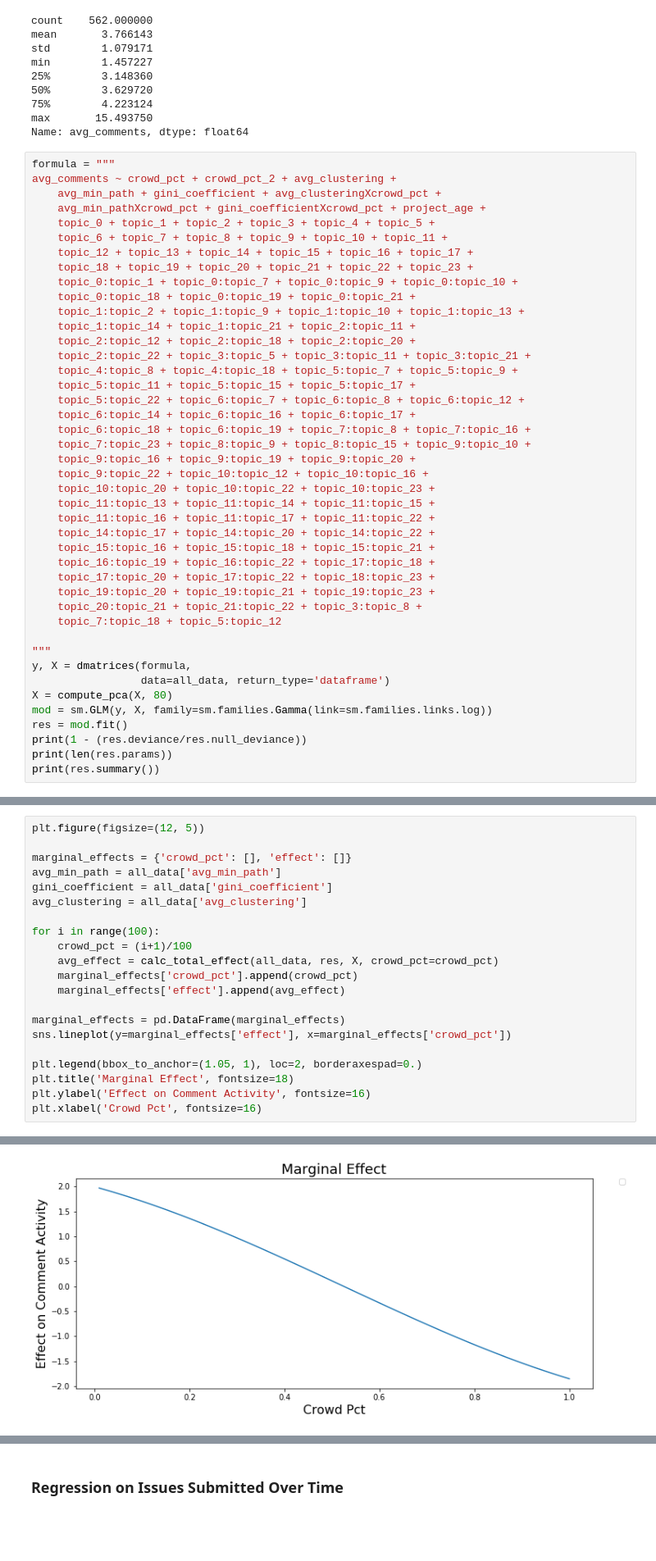
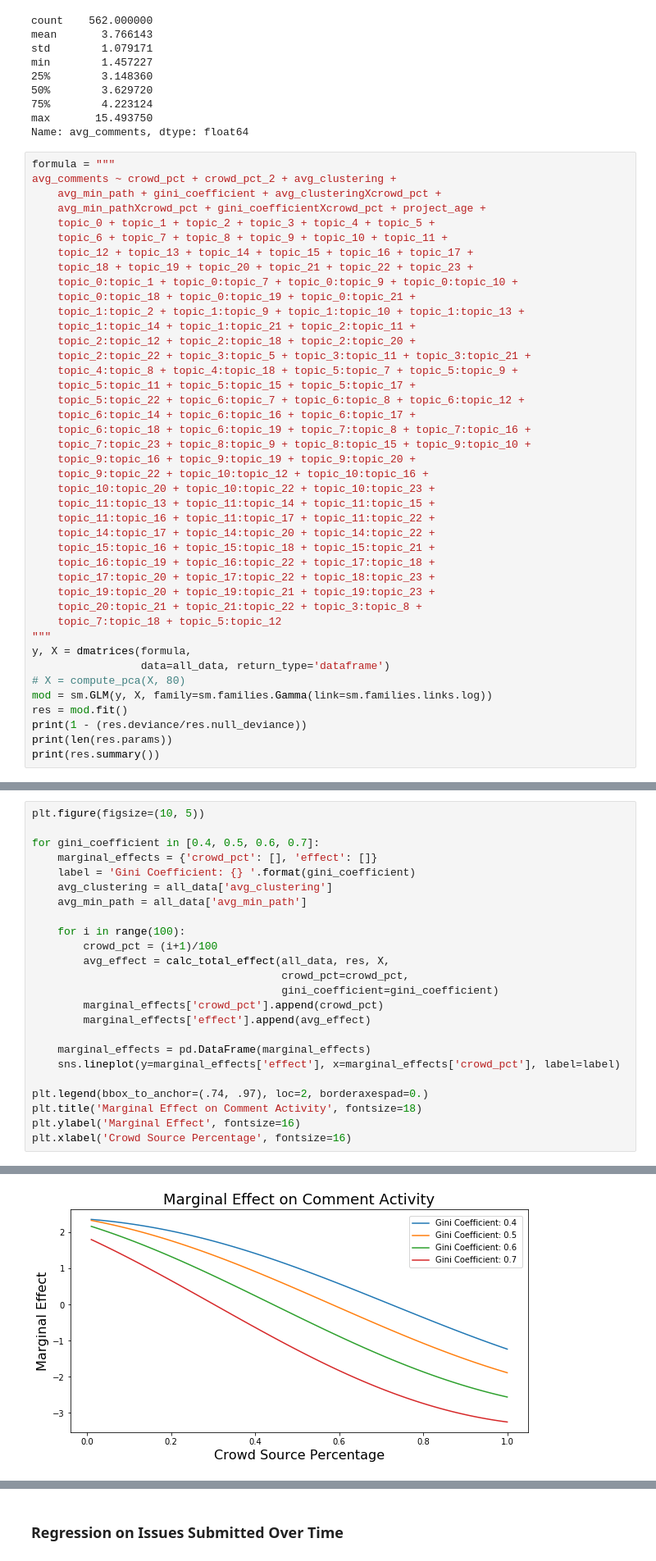
Before and after one commit to MthwRobinson/dissertation-research, a Jupyter notebook: research-notebooks/2-journal-article.ipynb, the cells around one changed output, grey strips where cells are left out. Shown at 82% size. Saved outputs shown, nothing was run; the diff lists cells and outputs as text; blank space fills up the shorter version.

```diff
--- a/research-notebooks/2-journal-article.ipynb
+++ b/research-notebooks/2-journal-article.ipynb
@@ -195,11 +196,10 @@ avg_comments ~ crowd_pct + crowd_pct_2 + avg_clustering +
     topic_19:topic_20 + topic_19:topic_21 + topic_19:topic_23 +
     topic_20:topic_21 + topic_21:topic_22 + topic_3:topic_8 +
     topic_7:topic_18 + topic_5:topic_12
-
 """
 y, X = dmatrices(formula,
                  data=all_data, return_type='dataframe')
-X = compute_pca(X, 80)
+# X = compute_pca(X, 80)
 mod = sm.GLM(y, X, family=sm.families.Gamma(link=sm.families.links.log))
 res = mod.fit()
 print(1 - (res.deviance/res.null_deviance))
@@ -240,22 +311,25 @@ calc_total_effect(all_data, res, X)
 # %%
-plt.figure(figsize=(12, 5))
+plt.figure(figsize=(10, 5))
 
-marginal_effects = {'crowd_pct': [], 'effect': []}
-avg_min_path = all_data['avg_min_path']
-gini_coefficient = all_data['gini_coefficient']
-avg_clustering = all_data['avg_clustering']
+for gini_coefficient in [0.4, 0.5, 0.6, 0.7]:
+    marginal_effects = {'crowd_pct': [], 'effect': []}
+    label = 'Gini Coefficient: {} '.format(gini_coefficient)
+    avg_clustering = all_data['avg_clustering']
+    avg_min_path = all_data['avg_min_path']
 
-for i in range(100):
-    crowd_pct = (i+1)/100
-    avg_effect = calc_total_effect(all_data, res, X, crowd_pct=crowd_pct)
-    marginal_effects['crowd_pct'].append(crowd_pct)
-    marginal_effects['effect'].append(avg_effect)
+    for i in range(100):
+        crowd_pct = (i+1)/100
+        avg_effect = calc_total_effect(all_data, res, X,
+                                       crowd_pct=crowd_pct,
+                                       gini_coefficient=gini_coefficient)
+        marginal_effects['crowd_pct'].append(crowd_pct)
+        marginal_effects['effect'].append(avg_effect)
 
-marginal_effects = pd.DataFrame(marginal_effects)
-sns.lineplot(y=marginal_effects['effect'], x=marginal_effects['crowd_pct'])
+    marginal_effects = pd.DataFrame(marginal_effects)
+    sns.lineplot(y=marginal_effects['effect'], x=marginal_effects['crowd_pct'], label=label)
 
-plt.legend(bbox_to_anchor=(1.05, 1), loc=2, borderaxespad=0.)
-plt.title('Marginal Effect', fontsize=18)
-plt.ylabel('Effect on Comment Activity', fontsize=16)
-plt.xlabel('Crowd Pct', fontsize=16)
+plt.legend(bbox_to_anchor=(.74, .97), loc=2, borderaxespad=0.)
+plt.title('Marginal Effect on Comment Activity', fontsize=18)
+plt.ylabel('Marginal Effect', fontsize=16)
+plt.xlabel('Crowd Source Percentage', fontsize=16)
 # %% [output]
@@ -264 +337 @@ Text(0.5, 0, 'Crowd Pct')
-[figure, old version]
+[figure, new version]
```
Also changed, not shown: parts of 33 cells of this notebook.
